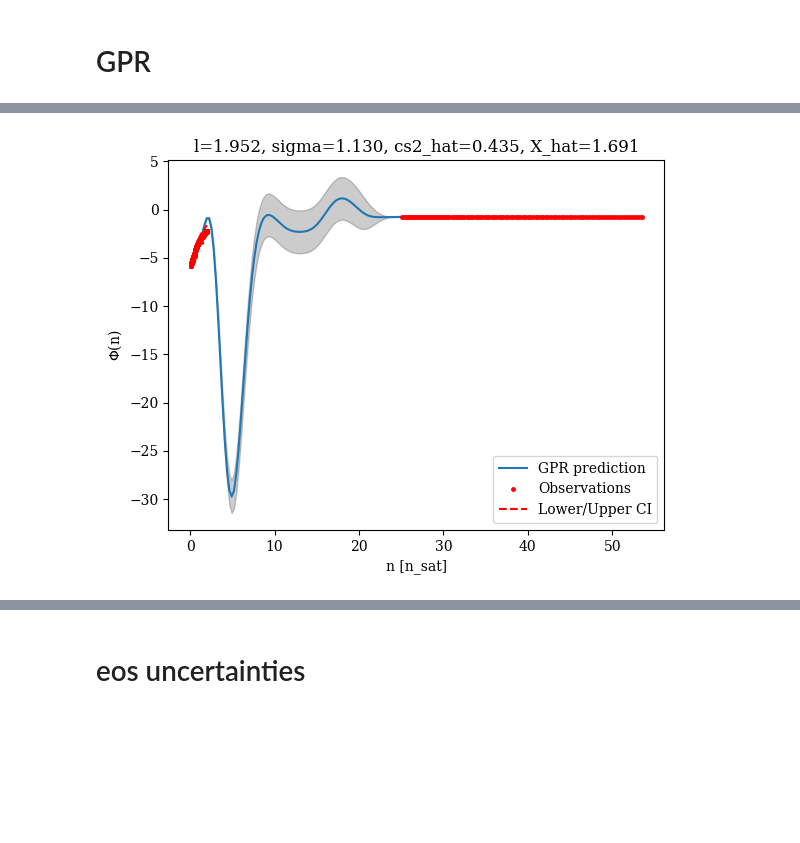
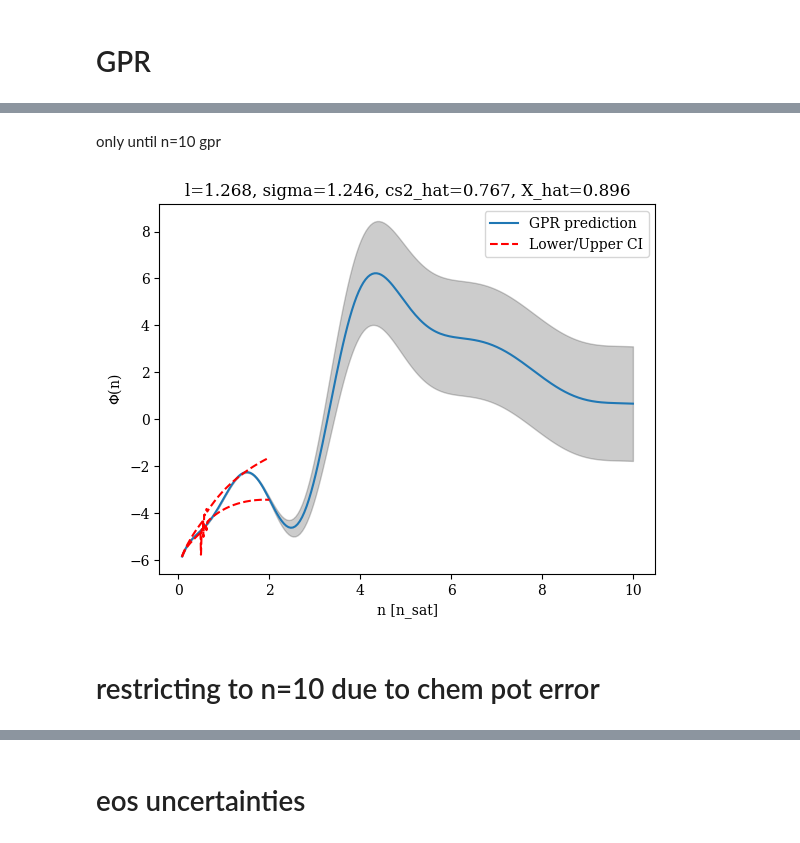
Before and after one commit to codinginrevolt/master_thesis, a Jupyter notebook: ceft+pqcd.ipynb, the cells around one changed output, grey strips where cells are left out. Drawn from its saved outputs; the diff is of its cells as text; code cells hidden in the pictures; blank space fills up the shorter version.

```diff
--- a/ceft+pqcd.ipynb
+++ b/ceft+pqcd.ipynb
@@ -135,3 +135,42 @@ kern.visualise_kernel(noise_kern, 'Naive noise', annotation=False)
 [figure]
 # %% [markdown]
 # GPR
+# %%
+cs2_hat, nu_hat, l_hat, X_hat = hel.get_hype_samples()
+
+kernel = db.Kernel('SE', sigma=nu_hat, l=l_hat)
+
+n_pqcd, cs2_pqcd = hel.get_pqcd(X_hat, size=100)
+
+x_train =  np.concatenate((n_ceft, n_pqcd))
+cs2_train =  np.concatenate((cs2_ceft_avg, cs2_pqcd))
+
+phi_pqcd_sigma = np.zeros_like(cs2_pqcd)
+phi_sigma_train = np.concatenate((phi_ceft_sigma, phi_pqcd_sigma))
+phi_train = hel.get_phi(cs2_train)
+train_noise = phi_sigma_train**2
+
+x_test = np.linspace(n_ceft[0], n_pqcd[-1], 200) # number density, starting val is ending val of n crust
+
+
+gp = db.GP(kernel, hel.get_phi(cs2_hat))
+gp.fit(x_train, x_test, phi_train, var_f = train_noise, stabilise=True)
+
+phi_test, sig = gp.posterior()
+
+
+plt.rcParams["font.family"] = "serif"
+
+plt.plot(x_test, phi_test[0], label=f'GPR prediction')
+plt.plot(x_train, phi_train, 'r.', markersize=5, label='Observations')
+plt.fill_between(x_test.ravel(), phi_test[0] - 1.96 * sig, phi_test[0] + 1.96 * sig, alpha=0.2, color='k')
+plt.xlabel('n [n_sat]')
+plt.ylabel(r'$\Phi$(n)')
+plt.title(f"l={l_hat:.3f}, sigma={nu_hat:.3f}, cs2_hat={cs2_hat:.3f}, X_hat={X_hat:.3f}")
+
+plt.plot(n_ceft, phi_ceft_avg+phi_ceft_width/2, '--', color='red', label='Lower/Upper CI')
+plt.plot(n_ceft, phi_ceft_avg-phi_ceft_width/2, '--', color='red')
+
+
+plt.legend()
+plt.show()
@@ -152,3 +191,5 @@ plt.show()
+# %% [markdown]
+only until n=10 gpr
 # %%
 cs2_hat, nu_hat, l_hat, X_hat = hel.get_hype_samples()
 
@@ -160,33 +201,35 @@ x_train =  np.concatenate((n_ceft, n_pqcd))
 cs2_train =  np.concatenate((cs2_ceft_avg, cs2_pqcd))
 
 phi_pqcd_sigma = np.zeros_like(cs2_pqcd)
 phi_sigma_train = np.concatenate((phi_ceft_sigma, phi_pqcd_sigma))
 phi_train = hel.get_phi(cs2_train)
 train_noise = phi_sigma_train**2
 
-x_test = np.linspace(n_ceft[0], n_pqcd[-1], 200) # number density, starting val is ending val of n crust
+x_test = np.linspace(n_ceft[0], 10, 200) # number density, starting val is ending val of n crust
 
 
 gp = db.GP(kernel, hel.get_phi(cs2_hat))
 gp.fit(x_train, x_test, phi_train, var_f = train_noise, stabilise=True)
 
 phi_test, sig = gp.posterior()
 
 
 plt.rcParams["font.family"] = "serif"
 
 plt.plot(x_test, phi_test[0], label=f'GPR prediction')
-plt.plot(x_train, phi_train, 'r.', markersize=5, label='Observations')
+#plt.plot(x_train, phi_train, 'r.', markersize=5, label='Observations')
 plt.fill_between(x_test.ravel(), phi_test[0] - 1.96 * sig, phi_test[0] + 1.96 * sig, alpha=0.2, color='k')
 plt.xlabel('n [n_sat]')
 plt.ylabel(r'$\Phi$(n)')
 plt.title(f"l={l_hat:.3f}, sigma={nu_hat:.3f}, cs2_hat={cs2_hat:.3f}, X_hat={X_hat:.3f}")
 
 plt.plot(n_ceft, phi_ceft_avg+phi_ceft_width/2, '--', color='red', label='Lower/Upper CI')
 plt.plot(n_ceft, phi_ceft_avg-phi_ceft_width/2, '--', color='red')
 
 
 plt.legend()
 plt.show()
 # %% [output]
-[figure, old version]
+[figure, new version]
+# %% [markdown]
+# restricting to n=10 due to chem pot error
```
Also changed, not shown: parts of 22 cells of this notebook, 6 other files.
